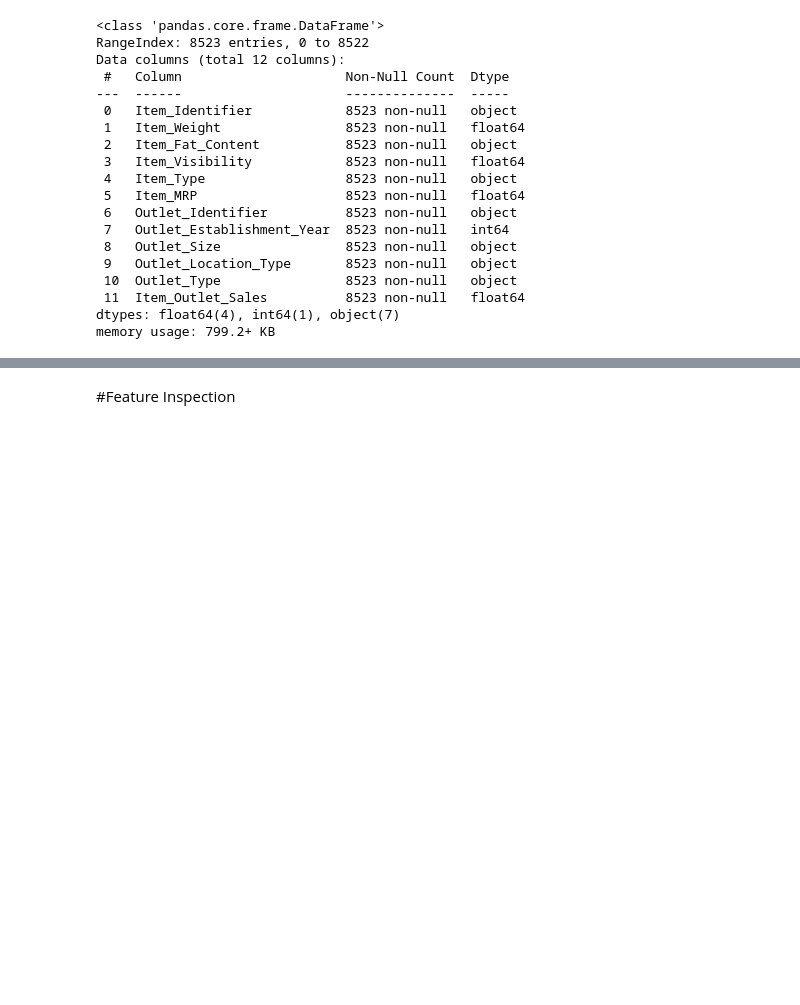
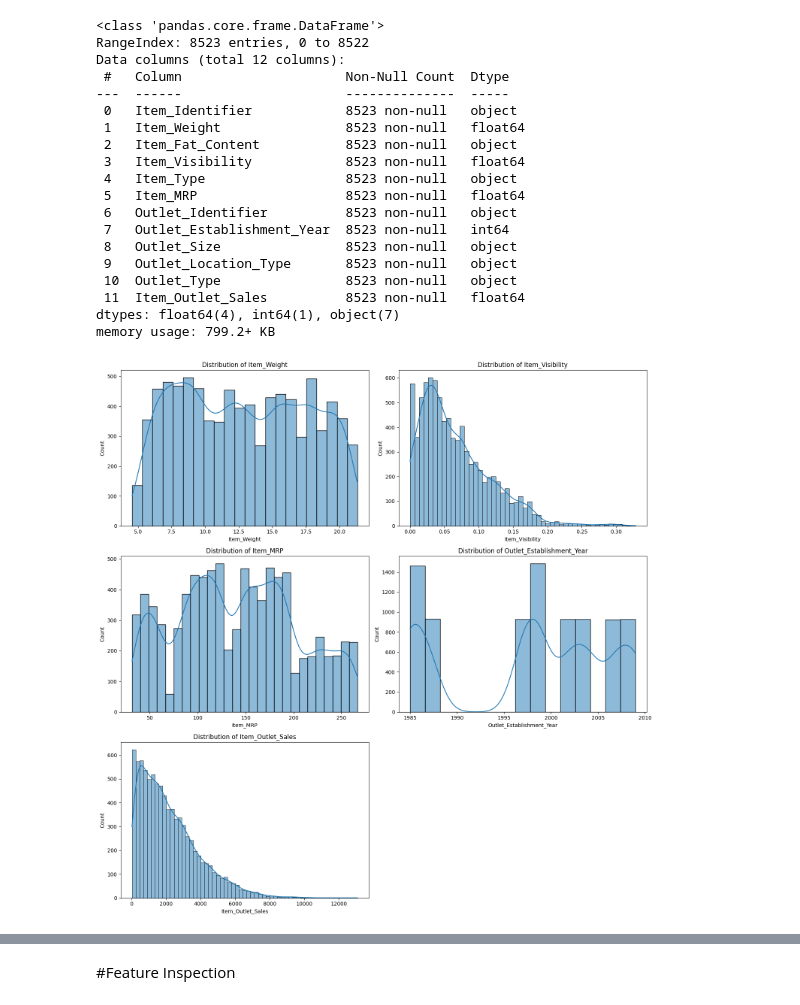
Before and after one commit to MutasemAlsallout0/Prediction-of-Product-Sales, a Jupyter notebook: Prediction_of_Product_Sales.ipynb, the cells around one changed output, grey strips where cells are left out. Drawn from its saved outputs; the diff is of its cells as text; code cells hidden in the pictures; blank space fills up the shorter version.

```diff
--- a/Prediction_of_Product_Sales.ipynb
+++ b/Prediction_of_Product_Sales.ipynb
@@ -232,3 +235,20 @@ Data columns (total 12 columns):
  11  Item_Outlet_Sales          8523 non-null   float64
 dtypes: float64(4), int64(1), object(7)
 memory usage: 799.2+ KB
+# %%
+n_rows = math.ceil(len(numeric_cols) / 2)
+
+fig, axes = plt.subplots(nrows=n_rows, ncols=2, figsize=(15, n_rows * 5))
+axes = axes.flatten()
+
+for i, col in enumerate(numeric_cols):
+    sns.histplot(data=df, x=col, ax=axes[i], kde=True)
+    axes[i].set_title(f'Distribution of {col}')
+
+for j in range(i + 1, len(axes)):
+    fig.delaxes(axes[j])
+
+plt.tight_layout()
+plt.show()
+# %% [output]
+[figure, added]
```
Also changed, not shown: parts of 4 cells of this notebook.
